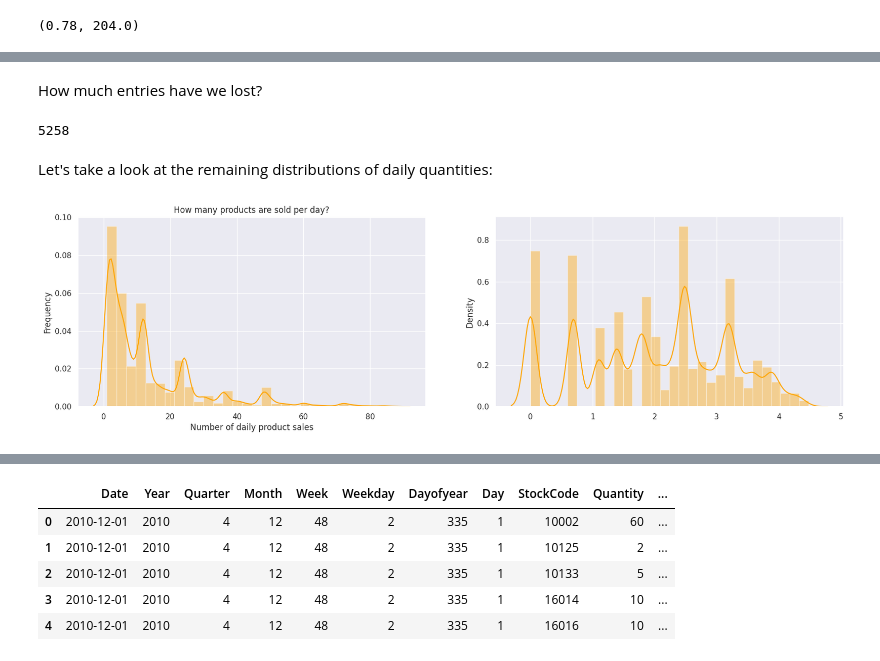
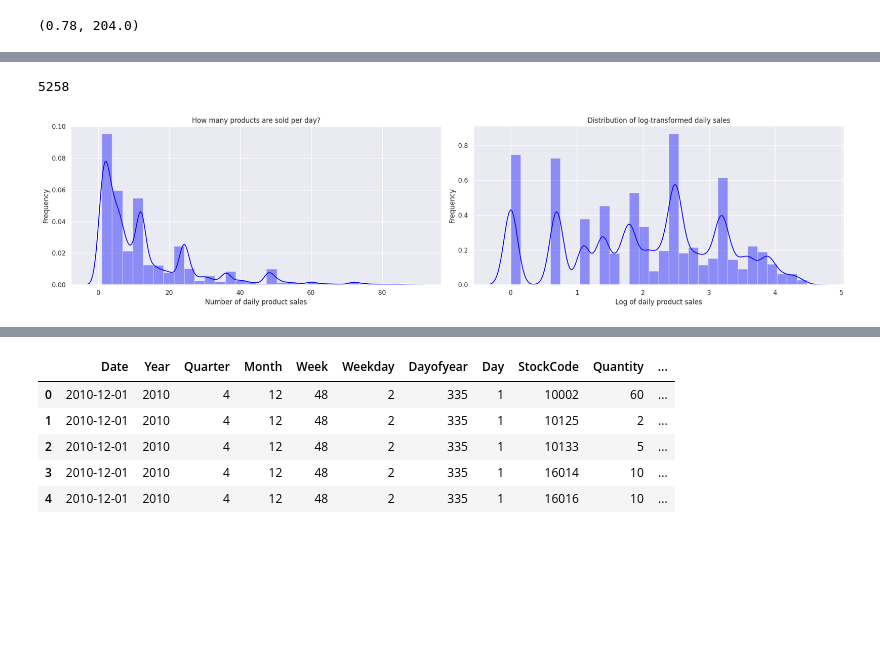
Before and after one commit to MALIKABDULLAHAWAN/Advanced-Machine-Learning-for-E-commerce-Sales-Forecasting, a Jupyter notebook: Main.ipynb, the cells around one changed output, grey strips where cells are left out. Drawn from its saved outputs; the diff is of its cells as text; code cells hidden in the pictures; blank space fills up the shorter version.

```diff
--- a/Main.ipynb
+++ b/Main.ipynb
@@ -22,27 +22,13 @@ Successfully installed GPy-1.13.2 GPyOpt-1.2.6 catboost-1.2.7 paramz-0.9.6 scipy
 import numpy as np
 import pandas as pd
 import matplotlib.pyplot as plt
-%matplotlib inline
-
 import seaborn as sns
-sns.set()
-
 from catboost import CatBoostRegressor, Pool, cv
 from catboost import MetricVisualizer
-
 from sklearn.model_selection import TimeSeriesSplit
 from sklearn.preprocessing import StandardScaler
+from scipy.stats import boxcox
 from sklearn.cluster import KMeans
-
-from scipy.stats import boxcox
-from os import listdir
-
-import warnings
-warnings.filterwarnings("ignore", category=DeprecationWarning)
-warnings.filterwarnings("ignore", category=UserWarning)
-warnings.filterwarnings("ignore", category=RuntimeWarning)
-warnings.filterwarnings("ignore", category=FutureWarning)
-
 import shap
 shap.initjs()
 # %% [output]
@@ -540,23 +524,27 @@ daily_data = daily_data.loc[
     (daily_data.Quantity >= low_quantity) & (daily_data.Quantity <= high_quantity)]
 daily_data = daily_data.loc[
     (daily_data.Revenue >= low_revenue) & (daily_data.Revenue <= high_revenue)]
-# %% [markdown]
-How much entries have we lost?
 # %%
 samples - daily_data.shape[0]
 # %% [output]
 5258
-# %% [markdown]
-Let's take a look at the remaining distributions of daily quantities:
 # %%
-fig, ax = plt.subplots(1,2,figsize=(20,5))
-sns.distplot(daily_data.Quantity.values, kde=True, ax=ax[0], color="Orange", bins=30);
-sns.distplot(np.log(daily_data.Quantity.values), kde=True, ax=ax[1], color="Orange", bins=30);
-ax[0].set_xlabel("Number of daily product sales");
-ax[0].set_ylabel("Frequency");
-ax[0].set_title("How many products are sold per day?");
+fig, ax = plt.subplots(1, 2, figsize=(20, 5))
+
+sns.distplot(daily_data.Quantity.values, kde=True, ax=ax[0], color="Blue", bins=30)
+sns.distplot(np.log(daily_data.Quantity.values), kde=True, ax=ax[1], color="Blue", bins=30)
+
+ax[0].set_xlabel("Number of daily product sales")
+ax[0].set_ylabel("Frequency")
+ax[0].set_title("How many products are sold per day?")
+ax[1].set_xlabel("Log of daily product sales")
+ax[1].set_ylabel("Frequency")
+ax[1].set_title("Distribution of log-transformed daily sales")
+
+plt.tight_layout()
+plt.show()
 # %% [output]
-[figure, old version]
+[figure, new version]
 # %%
 class CatHyperparameter:
 
```
Also changed, not shown: parts of 41 cells of this notebook.
